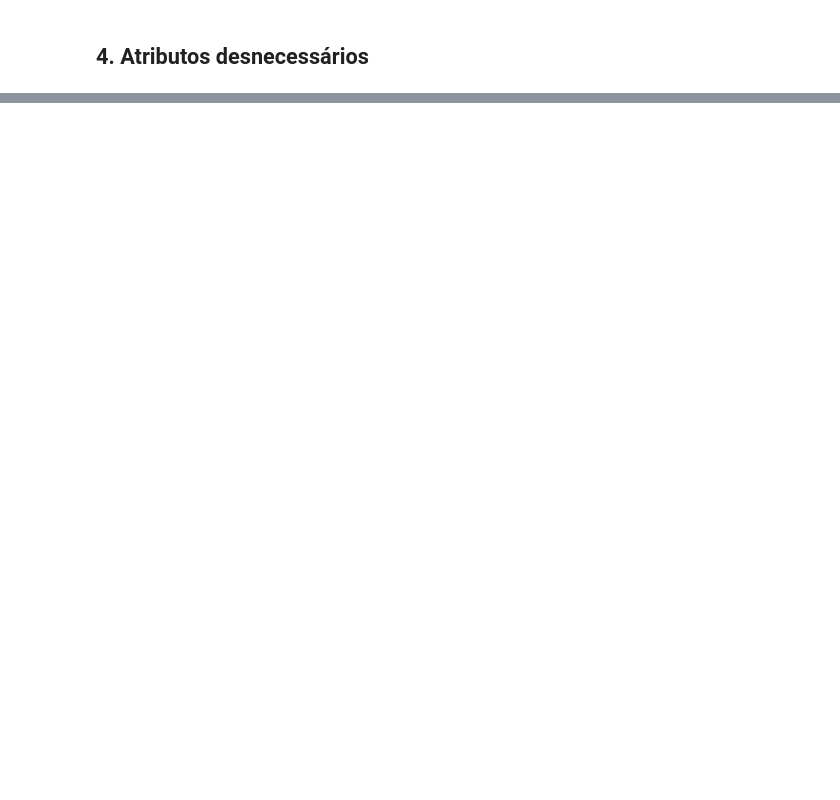
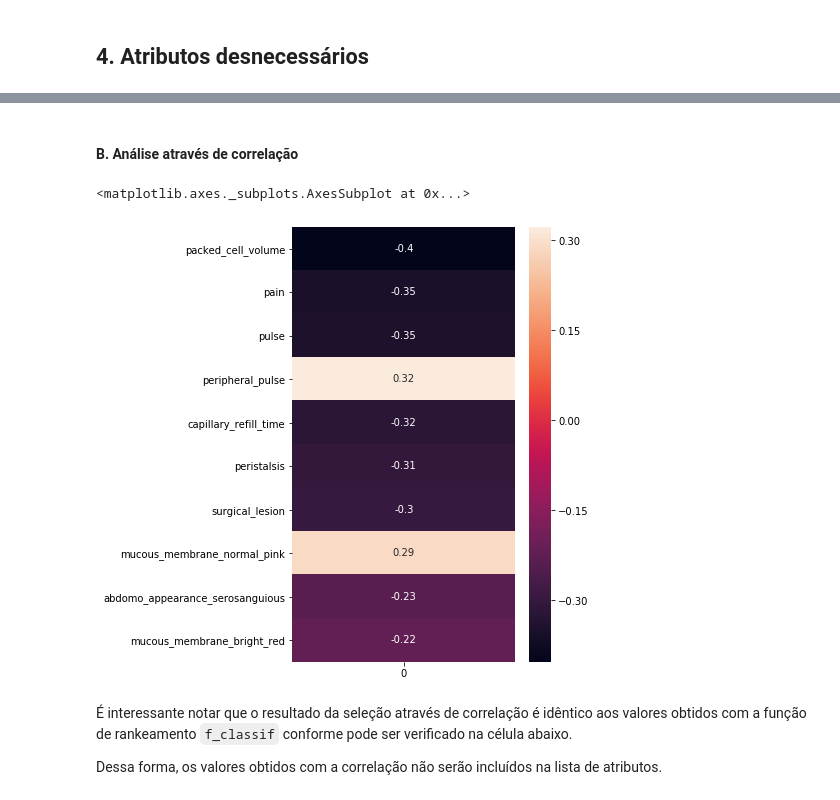
Before and after one commit to rodrigoaraujo01/PowerBI_DM_1, a Jupyter notebook: Rodrigo Araujo - Trabalho Final Data Mining.ipynb, the cells around one changed output, grey strips where cells are left out. Cells and saved outputs as stored; diff of their text form; code cells hidden in the pictures; blank space fills up the shorter version.

```diff
--- a/Rodrigo Araujo - Trabalho Final Data Mining.ipynb
+++ b/Rodrigo Araujo - Trabalho Final Data Mining.ipynb
@@ -255,2 +277,4 @@ array([ True,  True,  True,  True,  True,  True,  True,  True,  True,
+# %%
+df=(df-df.min())/(df.max()-df.min())
 # %% [markdown]
 ## 4. Atributos desnecessários  <a class="anchor" id="desnecessarios"></a>
@@ -299,0 +363,32 @@ g=sns.heatmap(df[top_corr_features].corr(),annot=True,cmap="RdYlGn")
+# %% [markdown]
+#### B. Análise através de correlação <a class="anchor" id="4-correlacao"></a>
+# %%
+# Calcula a correlação entre todas as colunas e a coluna de resultado outcome
+corr = df.corrwith(df["outcome"])
+
+# Remove a coluna outcome para melhor visualização
+corr.drop("outcome", inplace=True)
+
+# Ordena os atributos pelo valor absoluto da correlação e
+# extrai apenas os 10 mais importantes
+corr_df = pd.concat([corr, np.abs(corr)], axis=1)
+corr_df.columns = ["Original values", "Absolute values"]
+corr_df = corr_df.sort_values("Absolute values", ascending=False)
+ten_best = corr_df.iloc[:10]
+ten_best = ten_best["Original values"]
+
+# Modifica o tamanho default da imagem para melhor visualização do heatmap
+plt.figure(figsize = (5,8))
+
+# Constrói um heatmap para visualização.
+# A conversão do valores da coluna em numpy array é necessária para
+# visualização na vertical através da transposição
+ten_best_vals = np.array([ten_best.values]).T
+sns.heatmap(ten_best_vals, yticklabels=ten_best.index, annot=True)
+# %% [output]
+<matplotlib.axes._subplots.AxesSubplot at 0x...>
+[figure, added]
+# %% [markdown]
+É interessante notar que o resultado da seleção através de correlação é idêntico aos valores obtidos com a função de rankeamento `f_classif` conforme pode ser verificado na célula abaixo.
+
+Dessa forma, os valores obtidos com a correlação não serão incluídos na lista de atributos.
```
Also changed, not shown: parts of 24 cells of this notebook, 1 other file.
